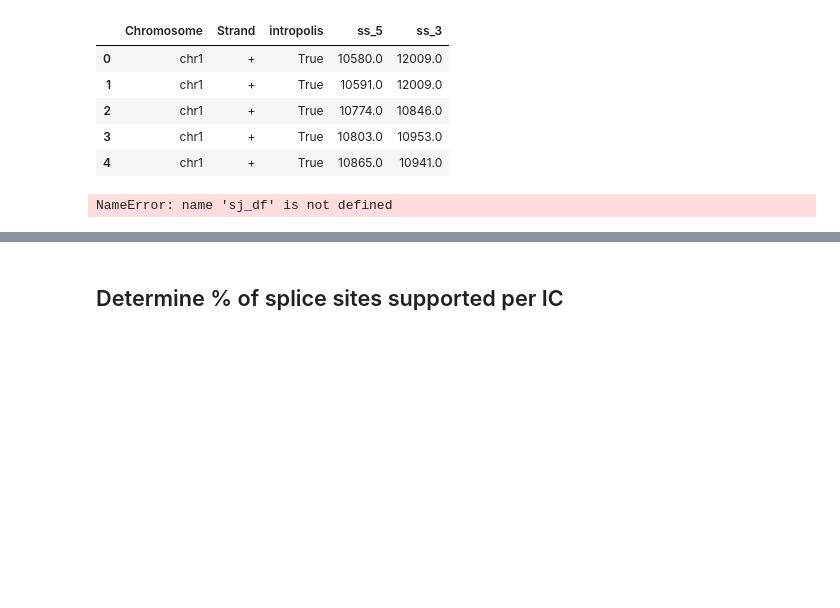
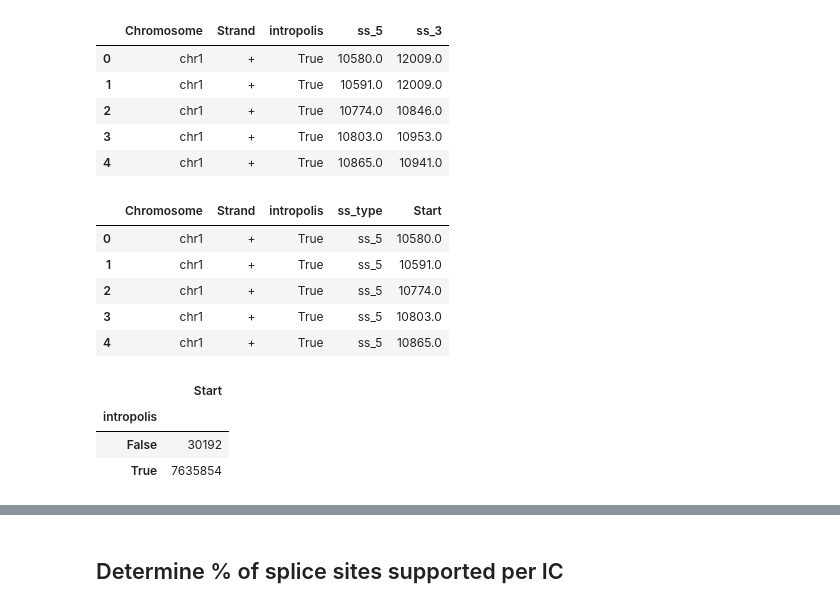
Before and after one commit to fairliereese/paper_rnawg, a Jupyter notebook: figures_revisions/revisions/ss_sj_support.ipynb, the cells around one changed output, grey strips where cells are left out. Saved outputs shown, nothing was run; the diff lists cells and outputs as text; code cells hidden in the pictures; blank space fills up the shorter version.

```diff
--- a/figures_revisions/revisions/ss_sj_support.ipynb
+++ b/figures_revisions/revisions/ss_sj_support.ipynb
@@ -302,17 +305,30 @@ i_df.head()
 | 3 | chr1 | + | True | 10803.0 | 10953.0 |
 | 4 | chr1 | + | True | 10865.0 | 10941.0 |
 # %%
-i_df = i_df.melt(id_vars=['Chromosome', 'Strand', 'intropolis'],value_vars=['ss_5', 'ss_3'], var_name='ss_type', value_name='Start')
+i_df = i_df.melt(id_vars=['Chromosome', 'Strand', 'intropolis'],value_vars=['ss_5', 'ss_3'], var_name='ss_type', value_name='coord')
+# %%
+i_df.rename({'coord': 'Start'}, axis=1, inplace=True)
+i_df.head()
+# %% [output]
+|  | Chromosome | Strand | intropolis | ss_type | Start |
+| 0 | chr1 | + | True | ss_5 | 10580.0 |
+| 1 | chr1 | + | True | ss_5 | 10591.0 |
+| 2 | chr1 | + | True | ss_5 | 10774.0 |
+| 3 | chr1 | + | True | ss_5 | 10803.0 |
+| 4 | chr1 | + | True | ss_5 | 10865.0 |
 # %%
 # merge in
-merge_cols = ['Chromosome', 'Start', 'End', 'Strand', 'ss_type', 'Start']
+merge_cols = ['Chromosome', 'Strand', 'ss_type', 'Start', 'intropolis']
 
-df = sj_df.merge(i_df[merge_cols],
+df = ss_df.merge(i_df[merge_cols],
                 how='left',
                 on=['Chromosome', 'Start', 'Strand', 'ss_type'])
 df[source] = df[source].fillna(False)
 df[['Start', 'intropolis']].groupby('intropolis').count()
 # %% [output]
-NameError: name 'sj_df' is not defined
+|  | Start |
+| intropolis |  |
+| False | 30192 |
+| True | 7635854 |
 # %%
 df[['novelty', 'intropolis', 'Start']].groupby(['novelty', 'intropolis']).count()
```
Also changed, not shown: parts of 17 cells of this notebook, 2 other files.
